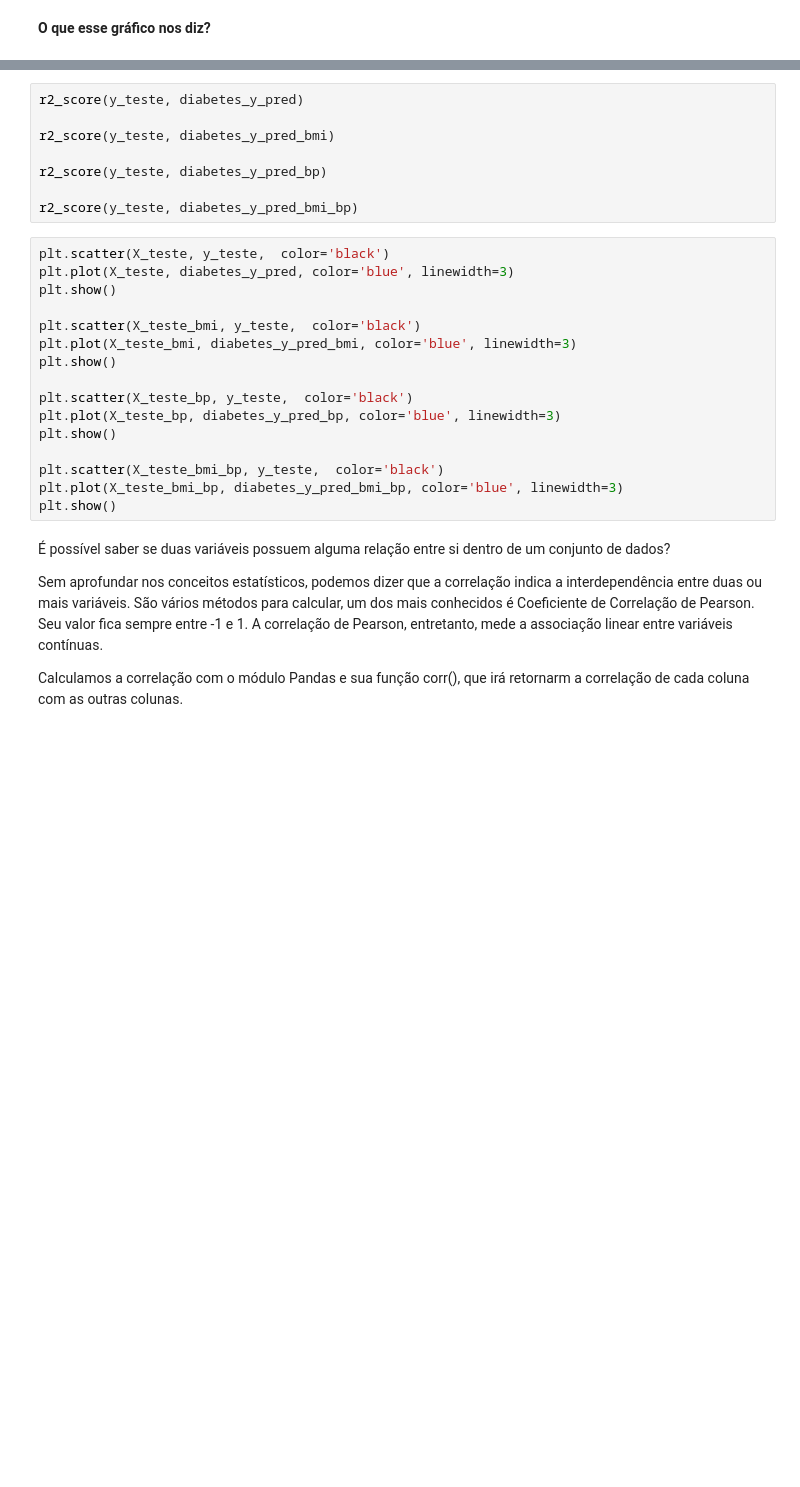
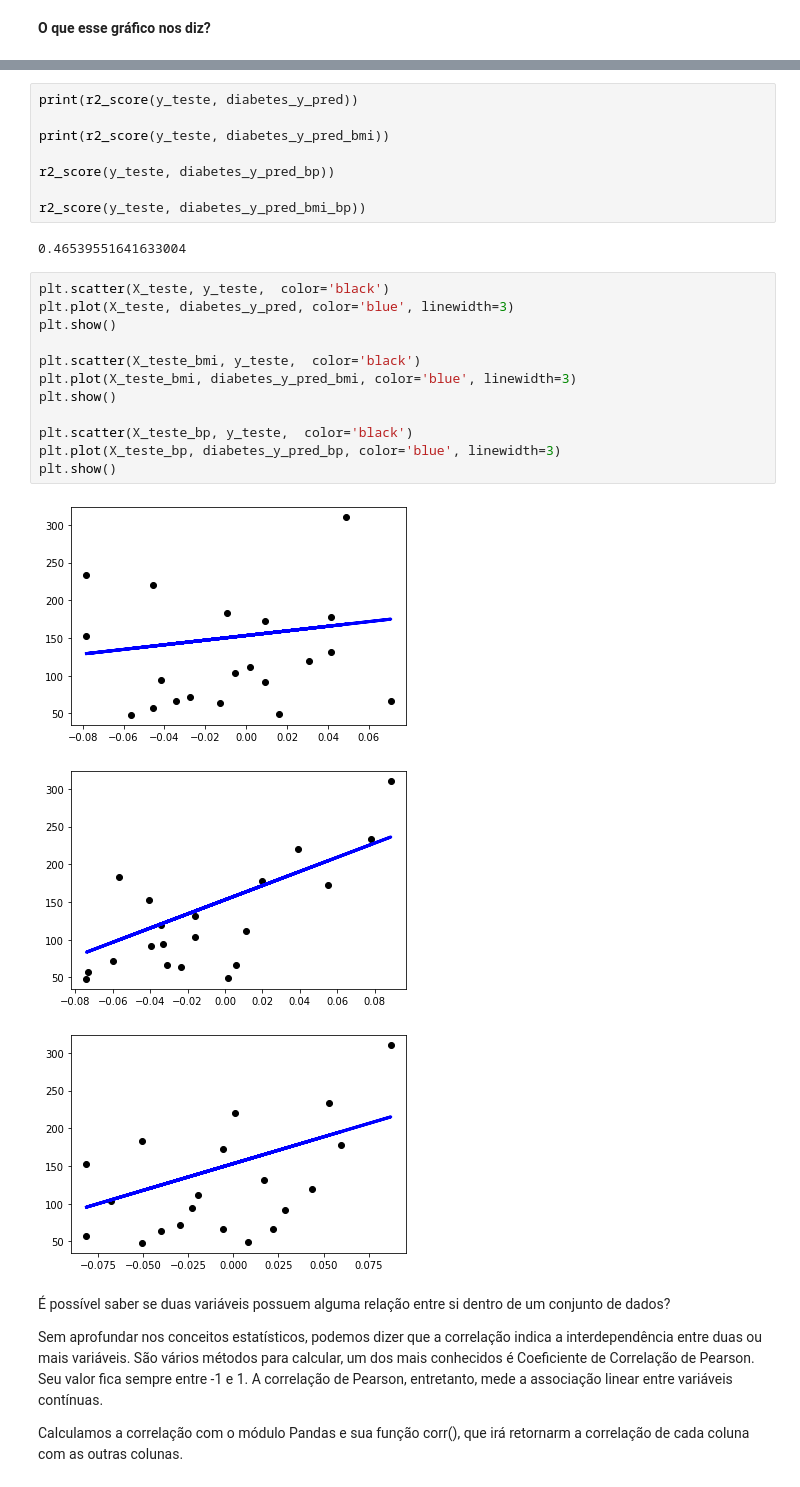
Before and after one commit to thgemanuel/Exercicio-3-Topicos-em-Inteligencia-Computacional, a Jupyter notebook: Ajuste_do_modelo_de_RL.ipynb, the cells around one changed output, grey strips where cells are left out. Saved outputs shown, nothing was run; the diff lists cells and outputs as text; blank space fills up the shorter version.

```diff
--- a/Ajuste_do_modelo_de_RL.ipynb
+++ b/Ajuste_do_modelo_de_RL.ipynb
@@ -141,27 +146,29 @@ NameError: ignored
 # %%
-r2_score(y_teste, diabetes_y_pred)
+print(r2_score(y_teste, diabetes_y_pred))
 
-r2_score(y_teste, diabetes_y_pred_bmi)
+print(r2_score(y_teste, diabetes_y_pred_bmi))
 
-r2_score(y_teste, diabetes_y_pred_bp)
+r2_score(y_teste, diabetes_y_pred_bp))
 
-r2_score(y_teste, diabetes_y_pred_bmi_bp)
+r2_score(y_teste, diabetes_y_pred_bmi_bp))
+# %% [output]
+0.46539551641633004
 # %%
 plt.scatter(X_teste, y_teste,  color='black')
 plt.plot(X_teste, diabetes_y_pred, color='blue', linewidth=3)
 plt.show()
 
 plt.scatter(X_teste_bmi, y_teste,  color='black')
 plt.plot(X_teste_bmi, diabetes_y_pred_bmi, color='blue', linewidth=3)
 plt.show()
 
 plt.scatter(X_teste_bp, y_teste,  color='black')
 plt.plot(X_teste_bp, diabetes_y_pred_bp, color='blue', linewidth=3)
 plt.show()
-
-plt.scatter(X_teste_bmi_bp, y_teste,  color='black')
-plt.plot(X_teste_bmi_bp, diabetes_y_pred_bmi_bp, color='blue', linewidth=3)
-plt.show()
+# %% [output]
+[figure, added]
+[figure, added]
+[figure, added]
 # %% [markdown]
 É possível saber se duas variáveis possuem alguma relação entre si dentro de um conjunto de dados?
 
```
Also changed, not shown: parts of 5 cells of this notebook.
